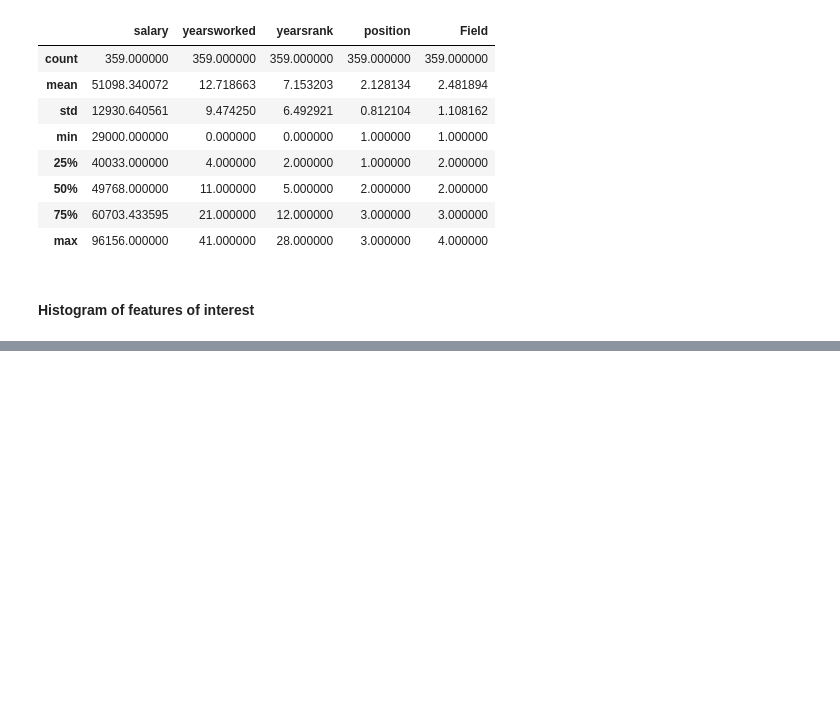
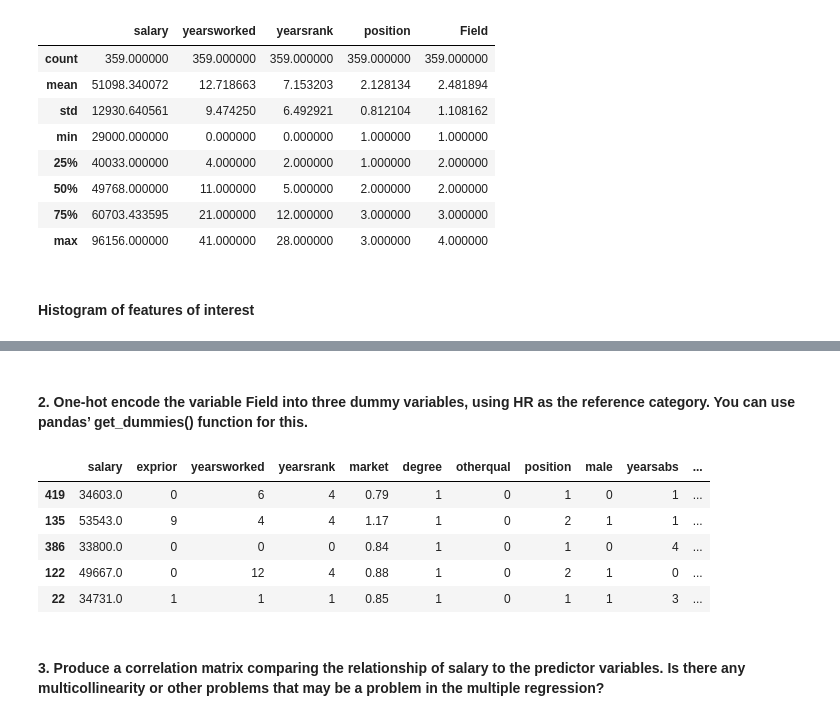
Before and after one commit to Sibusiso1995/Multi-linear-Regression, a Jupyter notebook: Untitled.ipynb, the cells around one changed output, grey strips where cells are left out. Saved outputs shown, nothing was run; the diff lists cells and outputs as text; code cells hidden in the pictures; blank space fills up the shorter version.

```diff
--- a/Untitled.ipynb
+++ b/Untitled.ipynb
@@ -95,0 +125,20 @@ plt.show()
+# %% [markdown]
+#### 2. One-hot encode the variable Field into three dummy variables, using HR as the reference category. You can use pandas’ get_dummies() function for this.
+# %%
+dummies = pd.get_dummies(x_train['Field'])
+dummies.drop(1, inplace=True, axis=1)
+
+new = dummies.rename(columns={2:'Finance',3:'HR',4:'Marketing'})
+
+x_train = pd.concat([x_train, new] ,axis=1, ignore_index=False)
+x_train.drop("Field", inplace=True, axis=1)
+x_train.head()
+# %% [output]
+|  | salary | exprior | yearsworked | yearsrank | market | degree | otherqual | position | male | yearsabs | ... |
+| 419 | 34603.0 | 0 | 6 | 4 | 0.79 | 1 | 0 | 1 | 0 | 1 | ... |
+| 135 | 53543.0 | 9 | 4 | 4 | 1.17 | 1 | 0 | 2 | 1 | 1 | ... |
+| 386 | 33800.0 | 0 | 0 | 0 | 0.84 | 1 | 0 | 1 | 0 | 4 | ... |
+| 122 | 49667.0 | 0 | 12 | 4 | 0.88 | 1 | 0 | 2 | 1 | 0 | ... |
+| 22 | 34731.0 | 1 | 1 | 1 | 0.85 | 1 | 0 | 1 | 1 | 3 | ... |
+# %% [markdown]
+#### 3. Produce a correlation matrix comparing the relationship of salary to the predictor variables. Is there any multicollinearity or other problems that may be a problem in the multiple regression?
```
Also changed, not shown: parts of 4 cells of this notebook.
